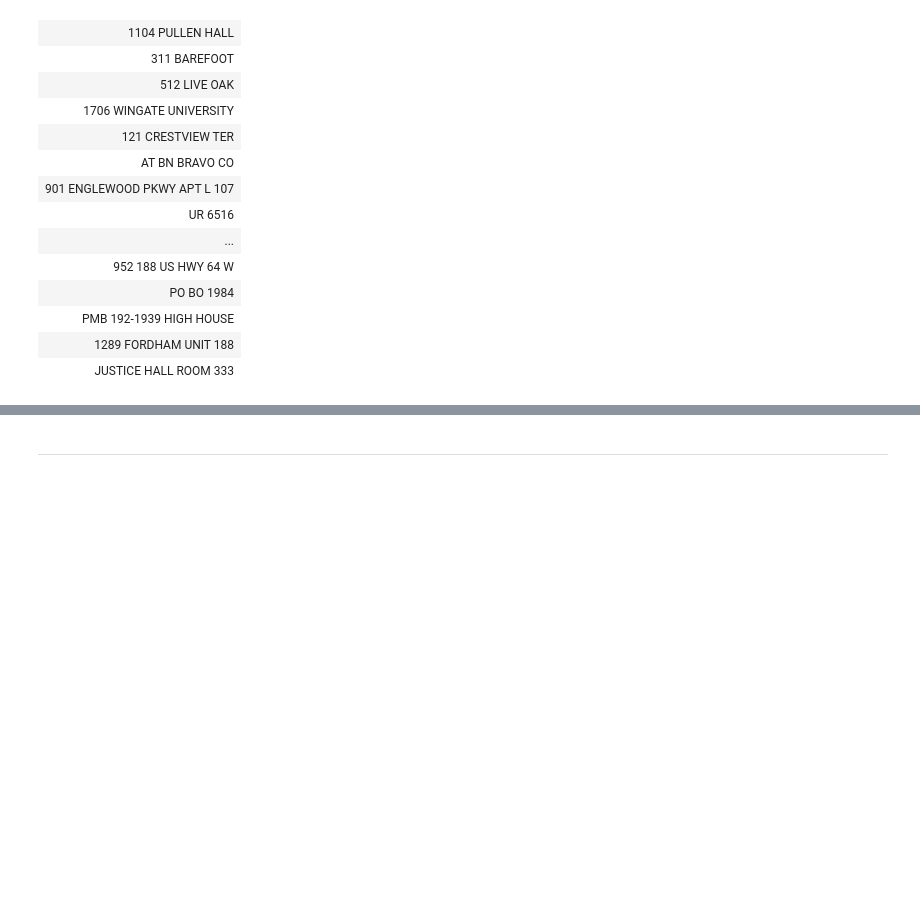
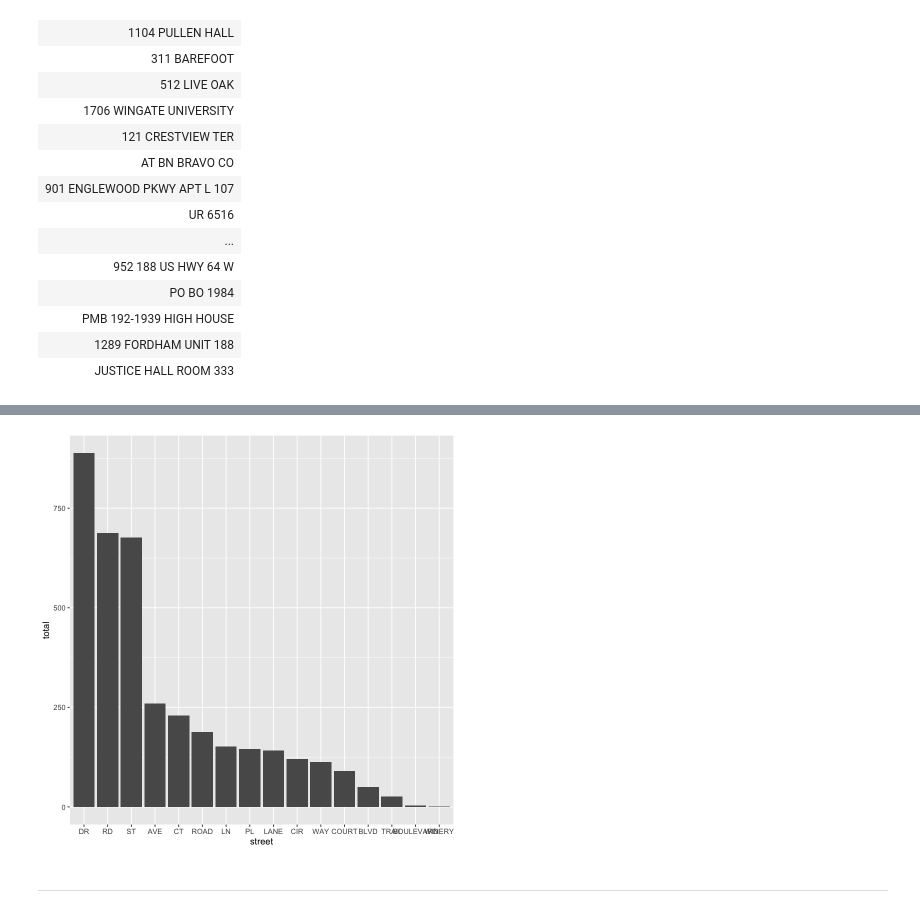
Before and after one commit to stat184-summer2023/a09-street-or-road-davefriedman01, a Jupyter notebook: A09.ipynb, the cells around one changed output, grey strips where cells are left out. Cells and saved outputs as stored; diff of their text form; code cells hidden in the pictures; blank space fills up the shorter version.

```diff
--- a/A09.ipynb
+++ b/A09.ipynb
@@ -474,0 +369,34 @@ A spec_tbl_df: 15483 × 1
+# %%
+pattern <- '\\s+('
+pattern <- str_c(pattern, 'AVE|AVENUE')
+pattern <- str_c(pattern, '|BLVD|BOULEVARD')
+pattern <- str_c(pattern, '|CIR|CIRCLE')
+pattern <- str_c(pattern, '|CT|COURT')
+pattern <- str_c(pattern, '|DR|DRIVE')
+pattern <- str_c(pattern, '|LN|LANE')
+pattern <- str_c(pattern, '|PL|PLACE')
+pattern <- str_c(pattern, '|RD|ROAD')
+pattern <- str_c(pattern, '|ST|STREET')
+pattern <- str_c(pattern, '|TRAIL')
+pattern <- str_c(pattern, '|WAY')
+pattern <- str_c(pattern, '|WINERY')
+pattern <- str_c(pattern, ')(\\s+|$)?')
+pattern
+
+streets <-
+  Addresses %>%
+    filter(
+      grepl(x = address, pattern = pattern, ignore.case = TRUE)
+    ) %>%
+    tidyr::extract(
+      col   = address,
+      regex = pattern,
+      into  = c(
+        'street',
+        ' '
+      )
+    ) %>%
+    group_by(street) %>%
+    summarize(total = n()) %>%
+    arrange(desc(total))
+streets
@@ -475,2 +424,9 @@ A spec_tbl_df: 15483 × 1
+# %%
+streets %>%
+  ggplot(aes(x = reorder(street, -total), y = total)) +
+    geom_col() +
+    xlab('street')
+# %% [output]
+[figure, added]
 # %% [markdown]
 ---
```
Also changed, not shown: parts of 8 cells of this notebook, 2 other files.
